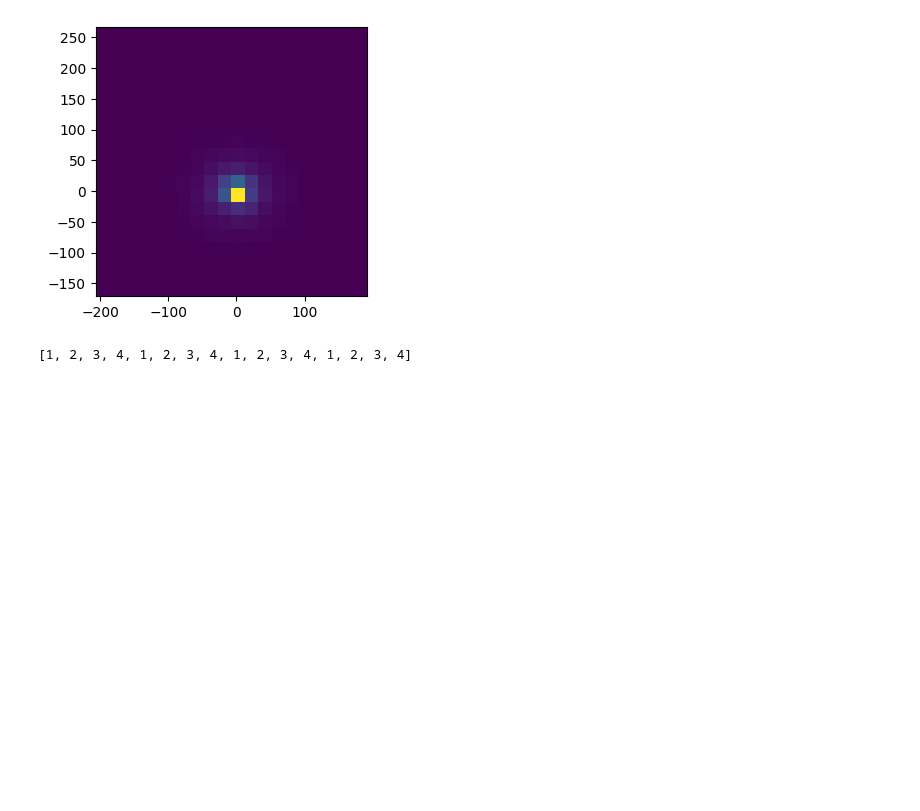
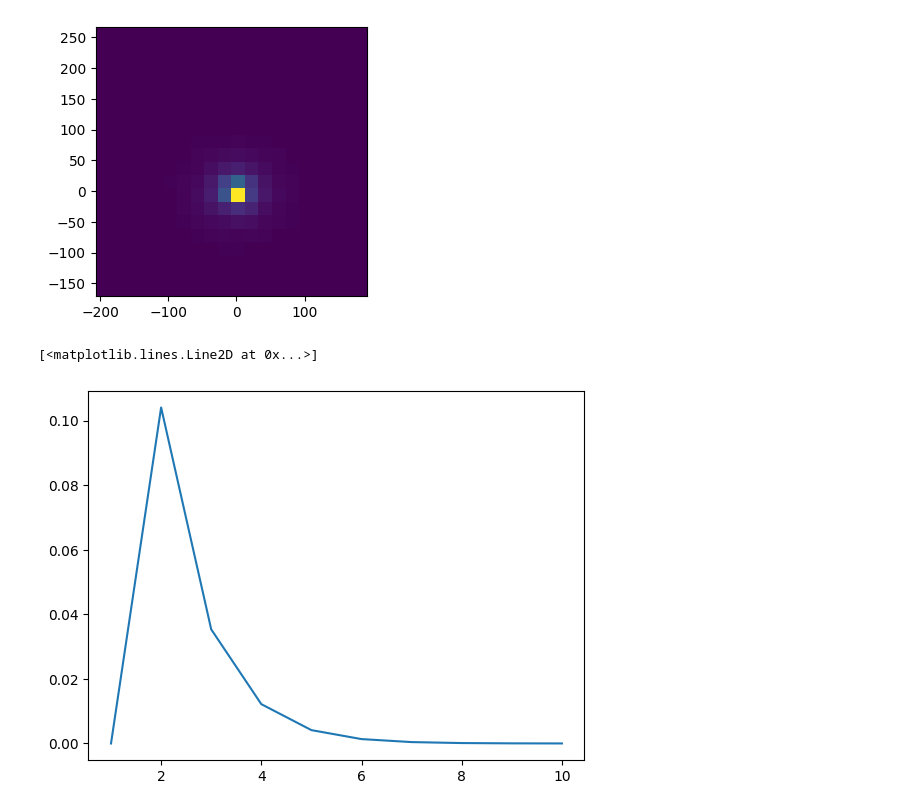
Before and after one commit to John-Zou-IC/M2R_Stochastic_Resetting, a Jupyter notebook: figures.ipynb, the cells around one changed output. Saved outputs shown, nothing was run; the diff lists cells and outputs as text; code cells hidden in the pictures; blank space fills up the shorter version.

Commit message:
Adding initial quantum plot

```diff
--- a/figures.ipynb
+++ b/figures.ipynb
@@ -192,7 +192,23 @@ test_2D = RunAndTumble2D((0, 0), (0, 0), 1, 0.1)
 test_2D.plot_NESS(10000, 100, bins=20)
 # %% [output]
 [figure]
-# %%
-[1, 2, 3, 4] * 4
-# %% [output]
-[1, 2, 3, 4, 1, 2, 3, 4, 1, 2, 3, 4, 1, 2, 3, 4]
+# %%
+import numpy as np
+import matplotlib.pyplot as plt
+import math
+
+alpha = 1
+omega = 1
+
+#vary m, n=1, r=0.5
+m_max = 10
+m_data = np.arange(1, m_max+1, 1, dtype=np.complex128)
+m_factoral = np.array([math.factorial(i) for i in range(1, m_max+1)], dtype=np.complex128)
+rho_m_data = np.conjugate(alpha) ** m_data / np.sqrt(m_factoral)
+rho_m_data *= (0.5 - 1j*(1-m_data)) / (0.25+(1-m_data)**2)
+rho_m_data *= 0.5 * np.exp(-np.abs(alpha)**2) * alpha
+
+plt.plot(m_data, np.imag(rho_m_data))
+# %% [output]
+[<matplotlib.lines.Line2D at 0x...>]
+[figure, added]
```
